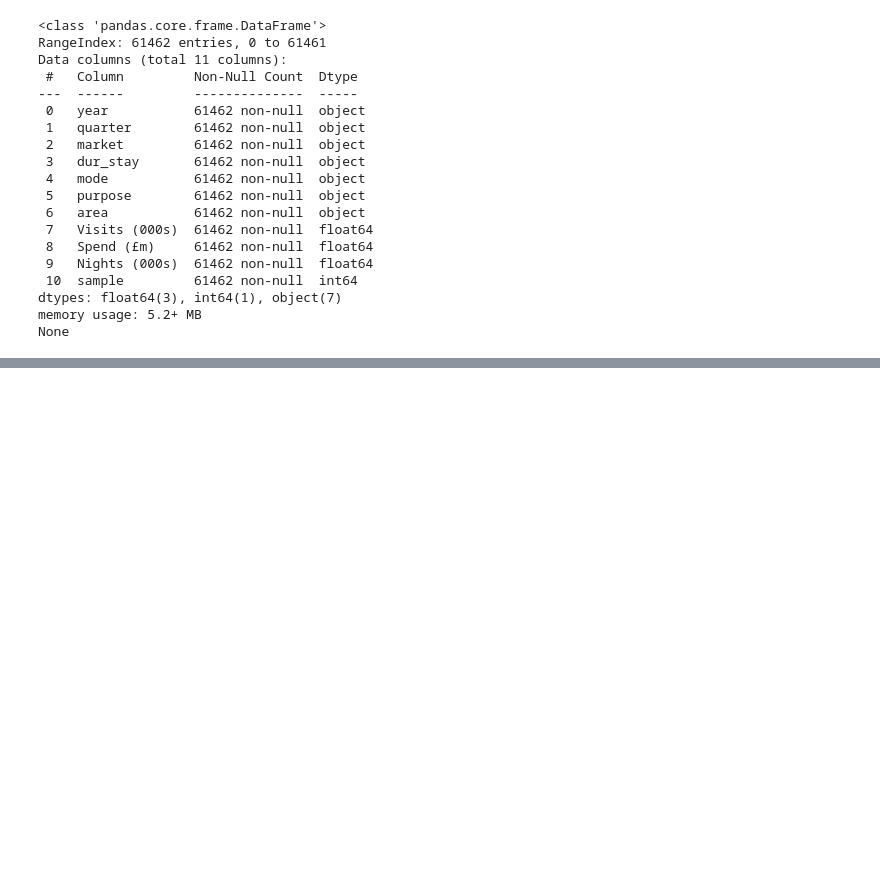
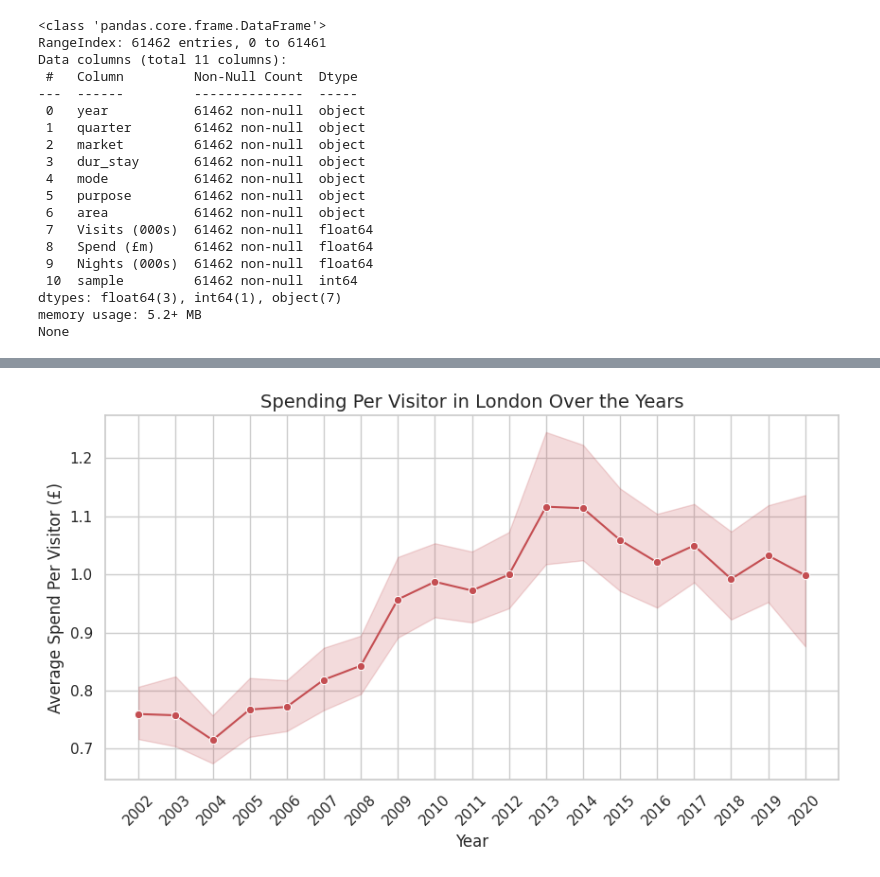
Before and after one commit to narender5162/Project-Data-science-imp, a Jupyter notebook: Project_Data_Science_impo.ipynb, the cells around one changed output, grey strips where cells are left out. Cells and saved outputs as stored; diff of their text form; code cells hidden in the pictures; blank space fills up the shorter version.

```diff
--- a/Project_Data_Science_impo.ipynb
+++ b/Project_Data_Science_impo.ipynb
@@ -202,0 +228,12 @@ array(['LONDON'], dtype=object)
+# %%
+#Spending Per Visitor Trends Over Time
+df["spend_per_visitor"] = df["spend_m"] / df["visits_000s"]
+plt.figure(figsize=(10, 5))
+sns.lineplot(data=df, x="year", y="spend_per_visitor", estimator="mean", marker="o", color="r")
+plt.xticks(np.arange(df["year"].min(), df["year"].max() + 1, step=1), rotation=45)
+plt.title("Spending Per Visitor in London Over the Years", fontsize=14)
+plt.xlabel("Year", fontsize=12)
+plt.ylabel("Average Spend Per Visitor (£)", fontsize=12)
+plt.show()
+# %% [output]
+[figure, added]
```
Also changed, not shown: parts of 22 cells of this notebook.
